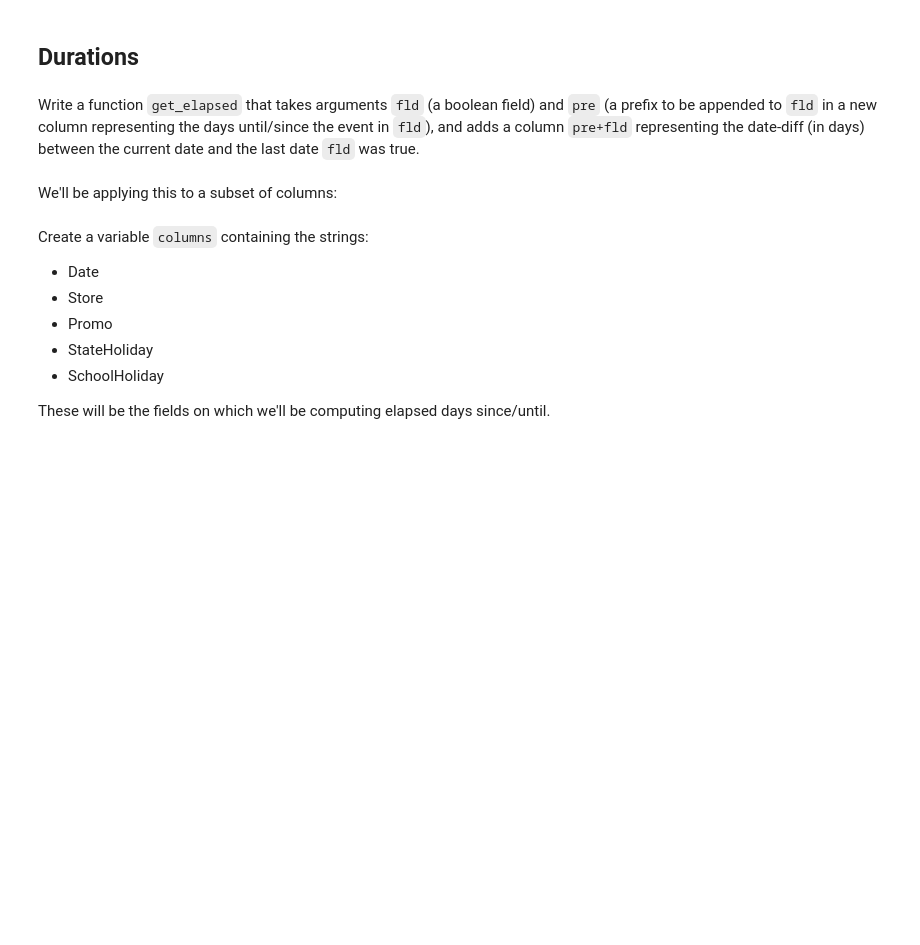
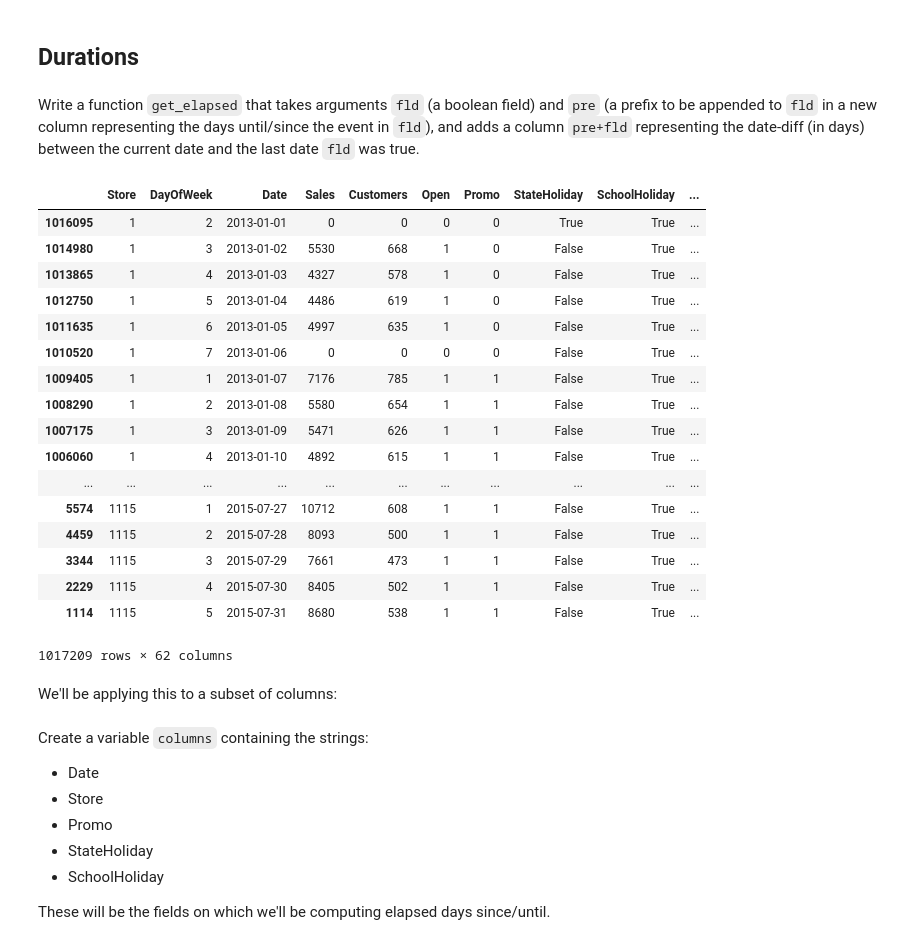
Before and after one commit to rforgione/course-v3, a Jupyter notebook: nbs/dl1/rossman_data_clean-attempt.ipynb, the cells around one changed output. Saved outputs shown, nothing was run; the diff lists cells and outputs as text; code cells hidden in the pictures; blank space fills up the shorter version.

```diff
--- a/nbs/dl1/rossman_data_clean-attempt.ipynb
+++ b/nbs/dl1/rossman_data_clean-attempt.ipynb
@@ -649,3 +665,8 @@ joined_test.to_pickle(PATH/'joined_test')
 ## Durations
 # %% [markdown]
 Write a function `get_elapsed` that takes arguments `fld` (a boolean field) and `pre` (a prefix to be appended to `fld` in a new column representing the days until/since the event in `fld`), and adds a column `pre+fld` representing the date-diff (in days) between the current date and the last date `fld` was true.
+# %%
+joined = pd.read_pickle(PATH/'joined')
+joined_test = pd.read_pickle(PATH/'joined_test')
+# %%
+joined['Date'] = pd.to_datetime(joined['Date'])
@@ -652,3 +675,39 @@ Write a function `get_elapsed` that takes arguments `fld` (a boolean field) and
+# %%
+def get_elapsed(df, fld, pre):
+    day1 = np.timedelta64(1, 'D')
+    store = 0
+    last_date = np.timedelta64()
+    vals = []
+    for s,v,d in zip(df['Store'].values, df[fld].values, df['Date'].values):
+        if s != store:
+            store = s
+            last_date = np.datetime64()
+        if v: last_date = d
+        vals.append(((d - last_date).astype('timedelta64[D]') / day1))
+    df[pre+fld] = vals
+    return df
+# %%
+joined.sort_values(['Store', 'Date'], ascending=[True, True], inplace=True)
+get_elapsed(joined, 'SchoolHoliday', 'After')
+# %% [output]
+|  | Store | DayOfWeek | Date | Sales | Customers | Open | Promo | StateHoliday | SchoolHoliday | ... |
+| 1016095 | 1 | 2 | 2013-01-01 | 0 | 0 | 0 | 0 | True | True | ... |
+| 1014980 | 1 | 3 | 2013-01-02 | 5530 | 668 | 1 | 0 | False | True | ... |
+| 1013865 | 1 | 4 | 2013-01-03 | 4327 | 578 | 1 | 0 | False | True | ... |
+| 1012750 | 1 | 5 | 2013-01-04 | 4486 | 619 | 1 | 0 | False | True | ... |
+| 1011635 | 1 | 6 | 2013-01-05 | 4997 | 635 | 1 | 0 | False | True | ... |
+| 1010520 | 1 | 7 | 2013-01-06 | 0 | 0 | 0 | 0 | False | True | ... |
+| 1009405 | 1 | 1 | 2013-01-07 | 7176 | 785 | 1 | 1 | False | True | ... |
+| 1008290 | 1 | 2 | 2013-01-08 | 5580 | 654 | 1 | 1 | False | True | ... |
+| 1007175 | 1 | 3 | 2013-01-09 | 5471 | 626 | 1 | 1 | False | True | ... |
+| 1006060 | 1 | 4 | 2013-01-10 | 4892 | 615 | 1 | 1 | False | True | ... |
+| ... | ... | ... | ... | ... | ... | ... | ... | ... | ... | ... |
+| 5574 | 1115 | 1 | 2015-07-27 | 10712 | 608 | 1 | 1 | False | True | ... |
+| 4459 | 1115 | 2 | 2015-07-28 | 8093 | 500 | 1 | 1 | False | True | ... |
+| 3344 | 1115 | 3 | 2015-07-29 | 7661 | 473 | 1 | 1 | False | True | ... |
+| 2229 | 1115 | 4 | 2015-07-30 | 8405 | 502 | 1 | 1 | False | True | ... |
+| 1114 | 1115 | 5 | 2015-07-31 | 8680 | 538 | 1 | 1 | False | True | ... |
+1017209 rows × 62 columns
 # %% [markdown]
 We'll be applying this to a subset of columns:
 # %% [markdown]
```
Also changed, not shown: parts of 11 cells of this notebook, 1 other file.
